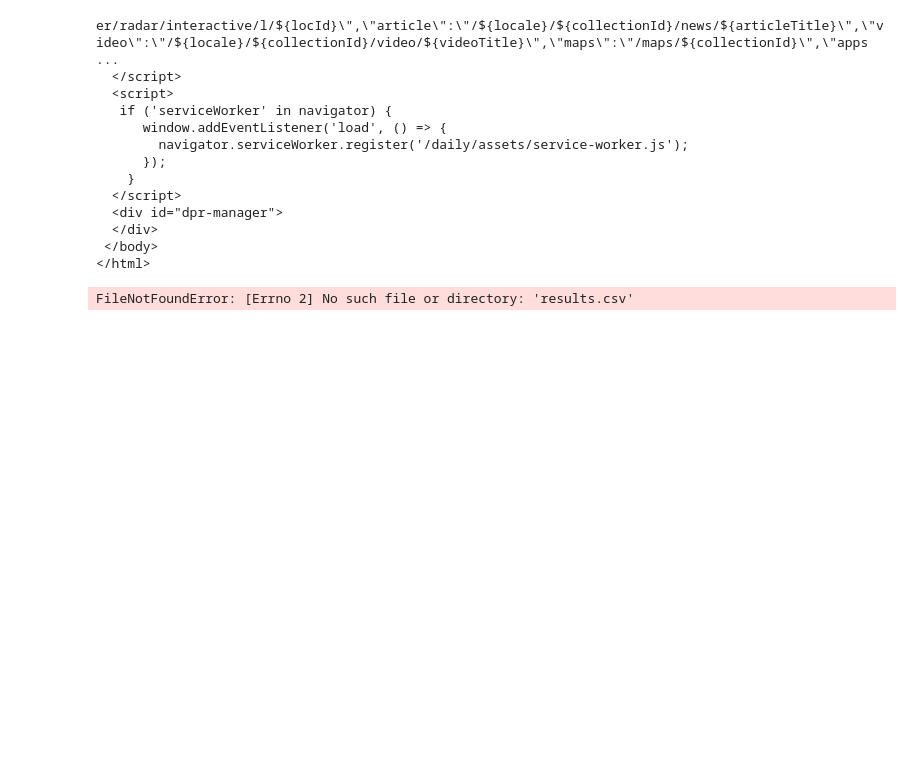
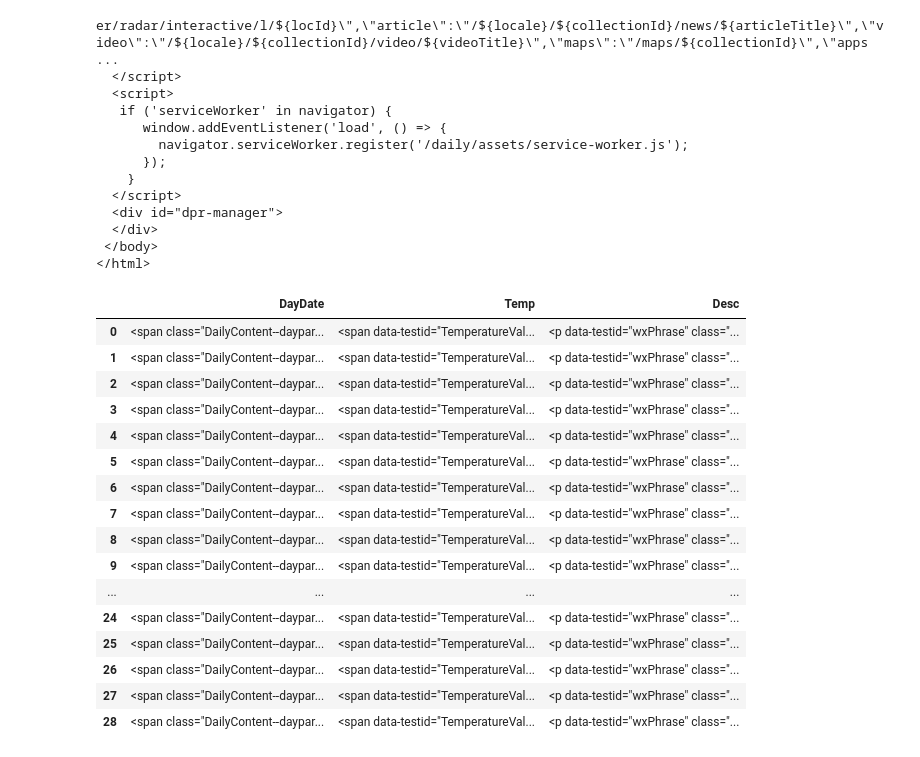
Before and after one commit to gyasis/ai-fall-exercises, a Jupyter notebook: M1/d8/Extra_experiments /Experiments-1.ipynb, the cells around one changed output. Saved outputs shown, nothing was run; the diff lists cells and outputs as text; code cells hidden in the pictures; blank space fills up the shorter version.

```diff
--- a/M1/d8/Extra_experiments /Experiments-1.ipynb
+++ b/M1/d8/Extra_experiments /Experiments-1.ipynb
@@ -28,6 +28,23 @@ er/radar/interactive/l/${locId}\",\"article\":\"/${locale}/${collectionId}/news/
 # %%
 import pandas as pd
 # %%
-df = pd.read_csv('results.csv')
+df = pd.read_csv('./result.csv')
+df
 # %% [output]
-FileNotFoundError: [Errno 2] No such file or directory: 'results.csv'
+|  | DayDate | Temp | Desc |
+| 0 | <span class="DailyContent--daypar... | <span data-testid="TemperatureVal... | <p data-testid="wxPhrase" class="... |
+| 1 | <span class="DailyContent--daypar... | <span data-testid="TemperatureVal... | <p data-testid="wxPhrase" class="... |
+| 2 | <span class="DailyContent--daypar... | <span data-testid="TemperatureVal... | <p data-testid="wxPhrase" class="... |
+| 3 | <span class="DailyContent--daypar... | <span data-testid="TemperatureVal... | <p data-testid="wxPhrase" class="... |
+| 4 | <span class="DailyContent--daypar... | <span data-testid="TemperatureVal... | <p data-testid="wxPhrase" class="... |
+| 5 | <span class="DailyContent--daypar... | <span data-testid="TemperatureVal... | <p data-testid="wxPhrase" class="... |
+| 6 | <span class="DailyContent--daypar... | <span data-testid="TemperatureVal... | <p data-testid="wxPhrase" class="... |
+| 7 | <span class="DailyContent--daypar... | <span data-testid="TemperatureVal... | <p data-testid="wxPhrase" class="... |
+| 8 | <span class="DailyContent--daypar... | <span data-testid="TemperatureVal... | <p data-testid="wxPhrase" class="... |
+| 9 | <span class="DailyContent--daypar... | <span data-testid="TemperatureVal... | <p data-testid="wxPhrase" class="... |
+| ... | ... | ... | ... |
+| 24 | <span class="DailyContent--daypar... | <span data-testid="TemperatureVal... | <p data-testid="wxPhrase" class="... |
+| 25 | <span class="DailyContent--daypar... | <span data-testid="TemperatureVal... | <p data-testid="wxPhrase" class="... |
+| 26 | <span class="DailyContent--daypar... | <span data-testid="TemperatureVal... | <p data-testid="wxPhrase" class="... |
+| 27 | <span class="DailyContent--daypar... | <span data-testid="TemperatureVal... | <p data-testid="wxPhrase" class="... |
+| 28 | <span class="DailyContent--daypar... | <span data-testid="TemperatureVal... | <p data-testid="wxPhrase" class="... |
```
Also changed, not shown: 6 other files.
